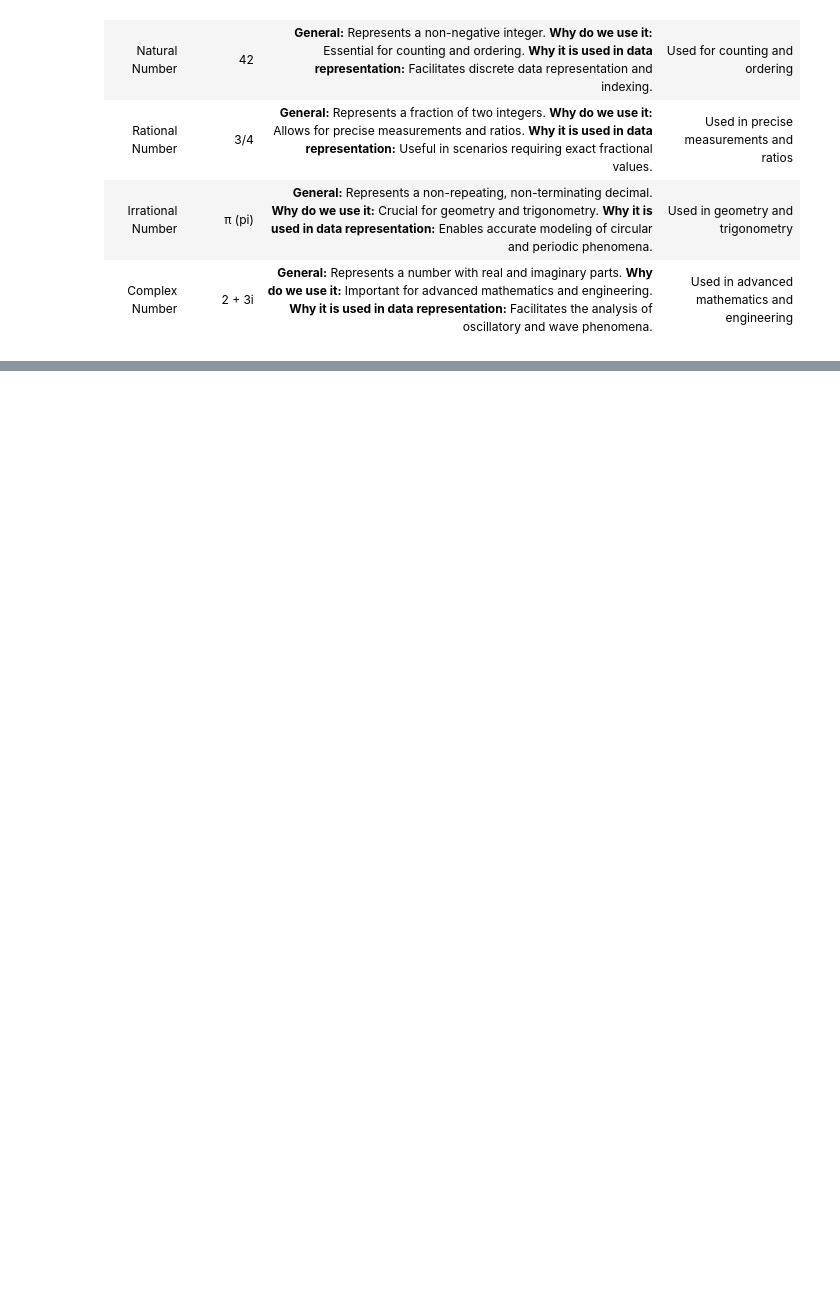
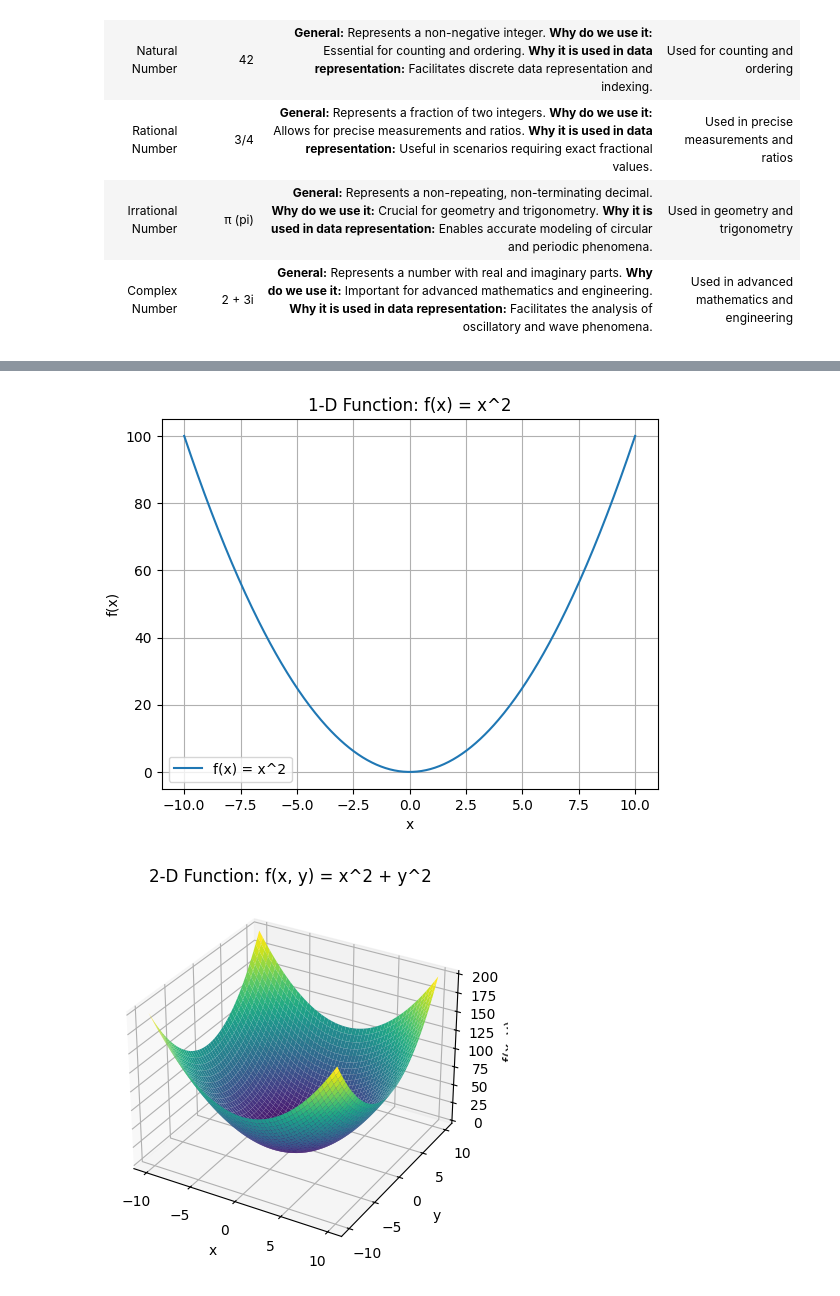
Before and after one commit to DevBalance/math-in-machine-learning-and-ai, a Jupyter notebook: 10-numbers, functions, omptimum, models and what can we do with it.ipynb, the cells around one changed output, grey strips where cells are left out. Cells and saved outputs as stored; diff of their text form; code cells hidden in the pictures; blank space fills up the shorter version.

```diff
--- a/10-numbers, functions, omptimum, models and what can we do with it.ipynb
+++ b/10-numbers, functions, omptimum, models and what can we do with it.ipynb
@@ -20,0 +237,42 @@
+# %%
+import numpy as np
+import matplotlib.pyplot as plt
+from mpl_toolkits.mplot3d import Axes3D
+
+# 1-D Function: f(x) = x^2
+def plot_1d_function():
+    x = np.linspace(-10, 10, 400)
+    y = x**2
+
+    plt.figure()
+    plt.plot(x, y, label='f(x) = x^2')
+    plt.xlabel('x')
+    plt.ylabel('f(x)')
+    plt.title('1-D Function: f(x) = x^2')
+    plt.legend()
+    plt.grid(True)
+    plt.show()
+
+# 2-D Function: f(x, y) = x^2 + y^2
+def plot_2d_function():
+    x = np.linspace(-10, 10, 400)
+    y = np.linspace(-10, 10, 400)
+    X, Y = np.meshgrid(x, y)
+    Z = X**2 + Y**2
+
+    fig = plt.figure()
+    ax = fig.add_subplot(111, projection='3d')
+    ax.plot_surface(X, Y, Z, cmap='viridis')
+
+    ax.set_xlabel('x')
+    ax.set_ylabel('y')
+    ax.set_zlabel('f(x, y)')
+    ax.set_title('2-D Function: f(x, y) = x^2 + y^2')
+    plt.show()
+
+if __name__ == "__main__":
+    plot_1d_function()
+    plot_2d_function()
+# %% [output]
+[figure, added]
+[figure, added]
```
Also changed, not shown: parts of 12 cells of this notebook.
